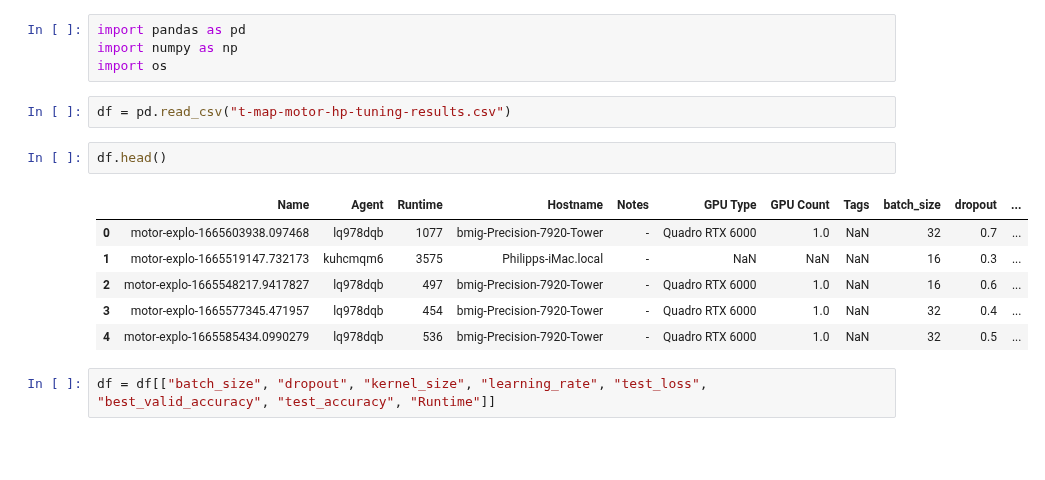
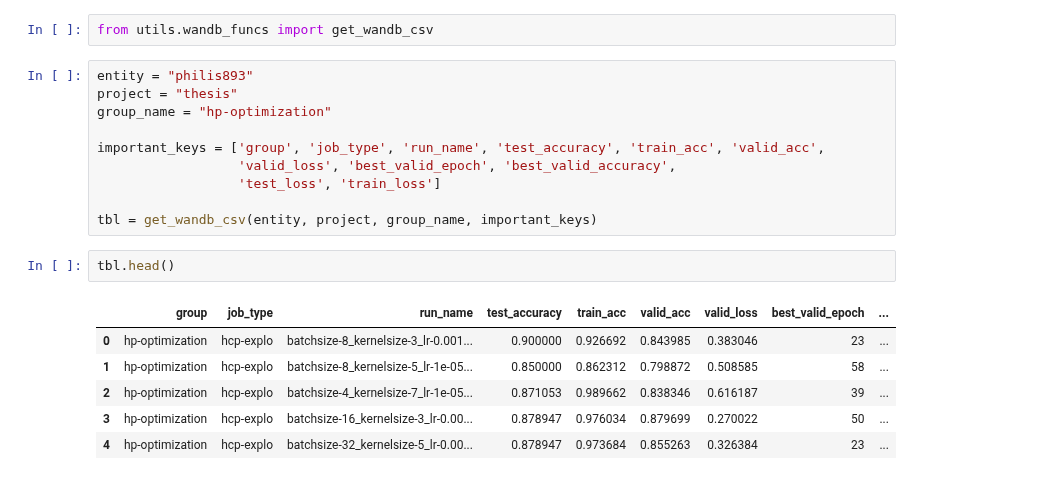
Before and after one commit to PhilippS893/thesis_code_and_analyses, a Jupyter notebook: 02_hp_exploration/investigate_hp_space.ipynb, the cells around one changed output. Drawn from its saved outputs; the diff is of its cells as text; blank space fills up the shorter version.

```diff
--- a/02_hp_exploration/investigate_hp_space.ipynb
+++ b/02_hp_exploration/investigate_hp_space.ipynb
@@ -1,17 +1,21 @@
-# %%
-import pandas as pd
-import numpy as np
-import os
-# %%
-df = pd.read_csv("t-map-motor-hp-tuning-results.csv")
+# %%
+from utils.wandb_funcs import get_wandb_csv
+# %%
+entity = "philis893"
+project = "thesis"
+group_name = "hp-optimization"
+
+important_keys = ['group', 'job_type', 'run_name', 'test_accuracy', 'train_acc', 'valid_acc',
+                  'valid_loss', 'best_valid_epoch', 'best_valid_accuracy',
+                  'test_loss', 'train_loss']
+
+tbl = get_wandb_csv(entity, project, group_name, important_keys)
 # %%
-df.head()
+tbl.head()
 # %% [output]
-|  | Name | Agent | Runtime | Hostname | Notes | GPU Type | GPU Count | Tags | batch_size | dropout | ... |
-| 0 | motor-explo-1665603938.097468 | lq978dqb | 1077 | bmig-Precision-7920-Tower | - | Quadro RTX 6000 | 1.0 | NaN | 32 | 0.7 | ... |
-| 1 | motor-explo-1665519147.732173 | kuhcmqm6 | 3575 | Philipps-iMac.local | - | NaN | NaN | NaN | 16 | 0.3 | ... |
-| 2 | motor-explo-1665548217.9417827 | lq978dqb | 497 | bmig-Precision-7920-Tower | - | Quadro RTX 6000 | 1.0 | NaN | 16 | 0.6 | ... |
-| 3 | motor-explo-1665577345.471957 | lq978dqb | 454 | bmig-Precision-7920-Tower | - | Quadro RTX 6000 | 1.0 | NaN | 32 | 0.4 | ... |
-| 4 | motor-explo-1665585434.0990279 | lq978dqb | 536 | bmig-Precision-7920-Tower | - | Quadro RTX 6000 | 1.0 | NaN | 32 | 0.5 | ... |
+|  | group | job_type | run_name | test_accuracy | train_acc | valid_acc | valid_loss | best_valid_epoch | ... |
+| 0 | hp-optimization | hcp-explo | batchsize-8_kernelsize-3_lr-0.001... | 0.900000 | 0.926692 | 0.843985 | 0.383046 | 23 | ... |
+| 1 | hp-optimization | hcp-explo | batchsize-8_kernelsize-5_lr-1e-05... | 0.850000 | 0.862312 | 0.798872 | 0.508585 | 58 | ... |
+| 2 | hp-optimization | hcp-explo | batchsize-4_kernelsize-7_lr-1e-05... | 0.871053 | 0.989662 | 0.838346 | 0.616187 | 39 | ... |
+| 3 | hp-optimization | hcp-explo | batchsize-16_kernelsize-3_lr-0.00... | 0.878947 | 0.976034 | 0.879699 | 0.270022 | 50 | ... |
+| 4 | hp-optimization | hcp-explo | batchsize-32_kernelsize-5_lr-0.00... | 0.878947 | 0.973684 | 0.855263 | 0.326384 | 23 | ... |
-# %%
-df = df[["batch_size", "dropout", "kernel_size", "learning_rate", "test_loss", "best_valid_accuracy", "test_accuracy", "Runtime"]]
```
Also changed, not shown: parts of 4 cells of this notebook, 35 other files.
